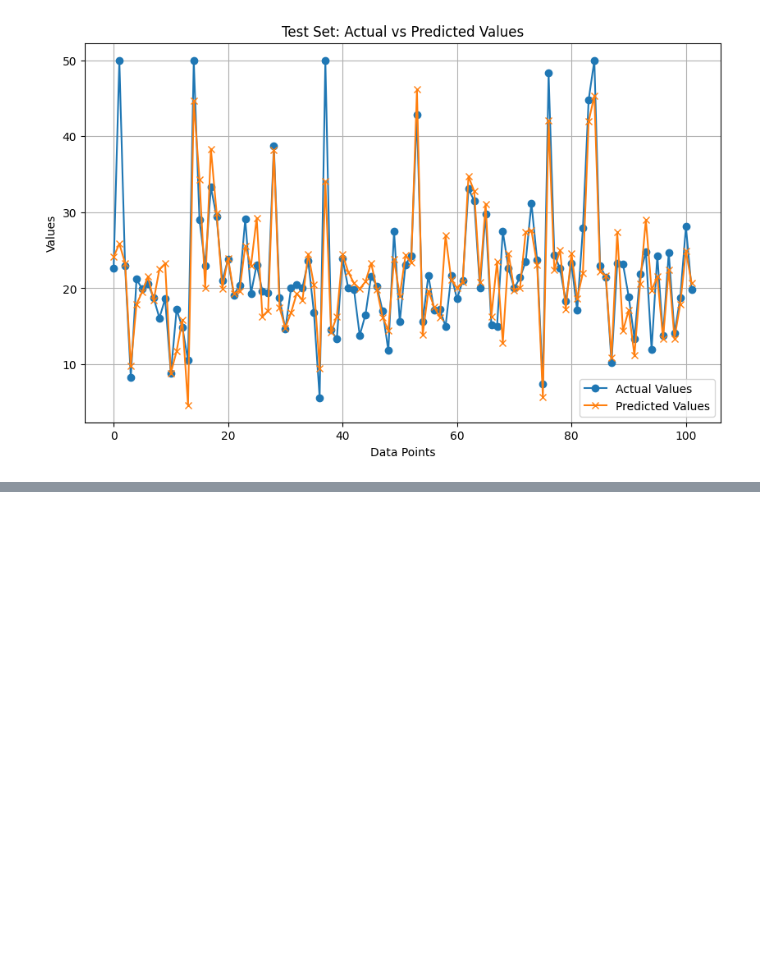
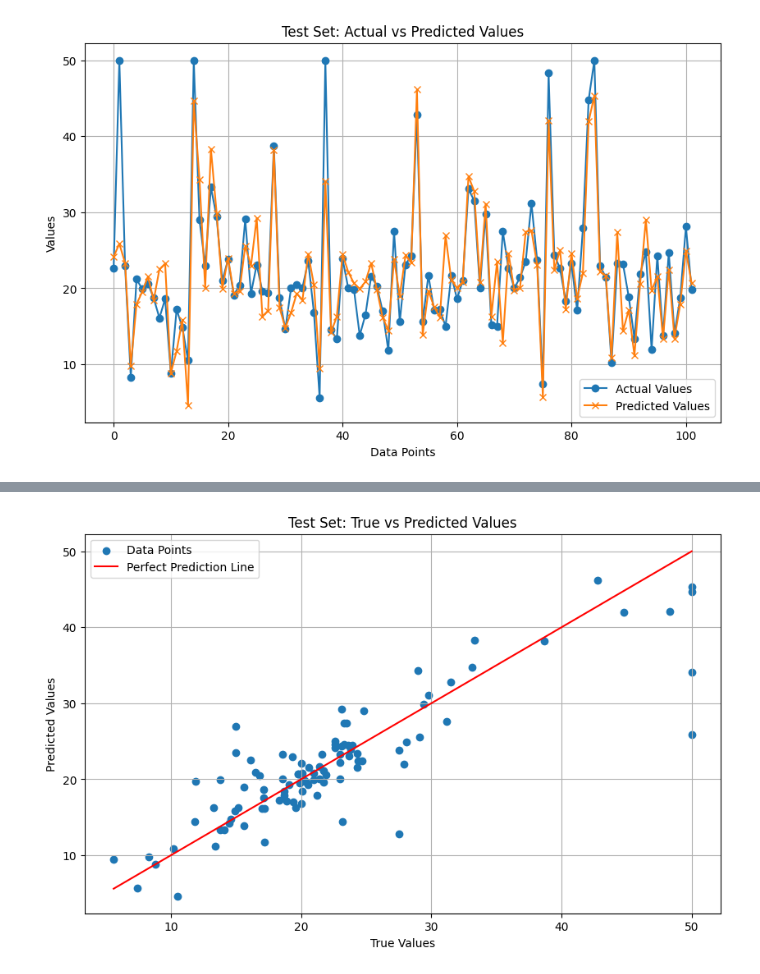
Before and after one commit to acb-code/data-science-learning, a Jupyter notebook: regression_example/regression.ipynb, the cells around one changed output, grey strips where cells are left out. Drawn from its saved outputs; the diff is of its cells as text; code cells hidden in the pictures; blank space fills up the shorter version.

```diff
--- a/regression_example/regression.ipynb
+++ b/regression_example/regression.ipynb
@@ -196,0 +226,4 @@ plot_actual_vs_predicted(test_loader, dataset_type="Test")
+# %%
+plot_true_vs_predicted(test_loader, dataset_type="Test")
+# %% [output]
+[figure, added]
```
Also changed, not shown: parts of 2 cells of this notebook.
